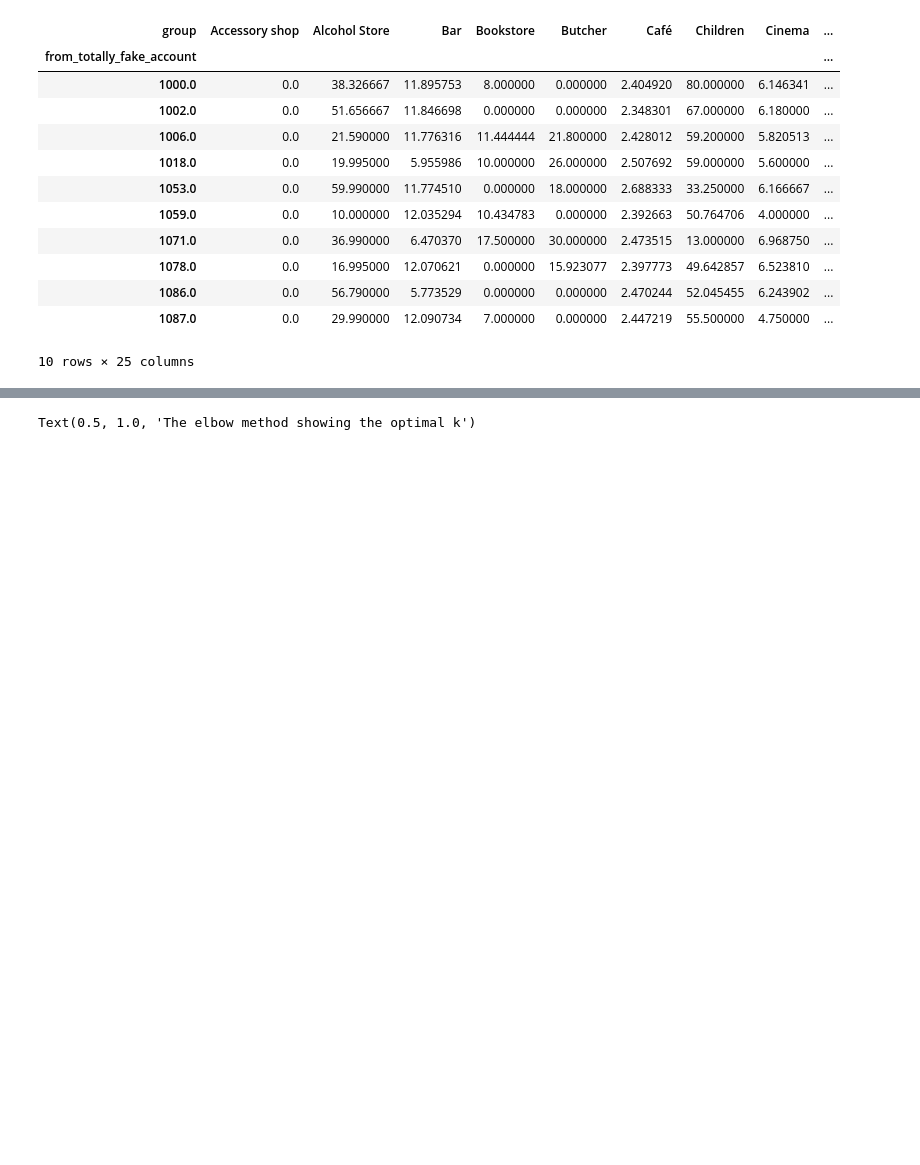
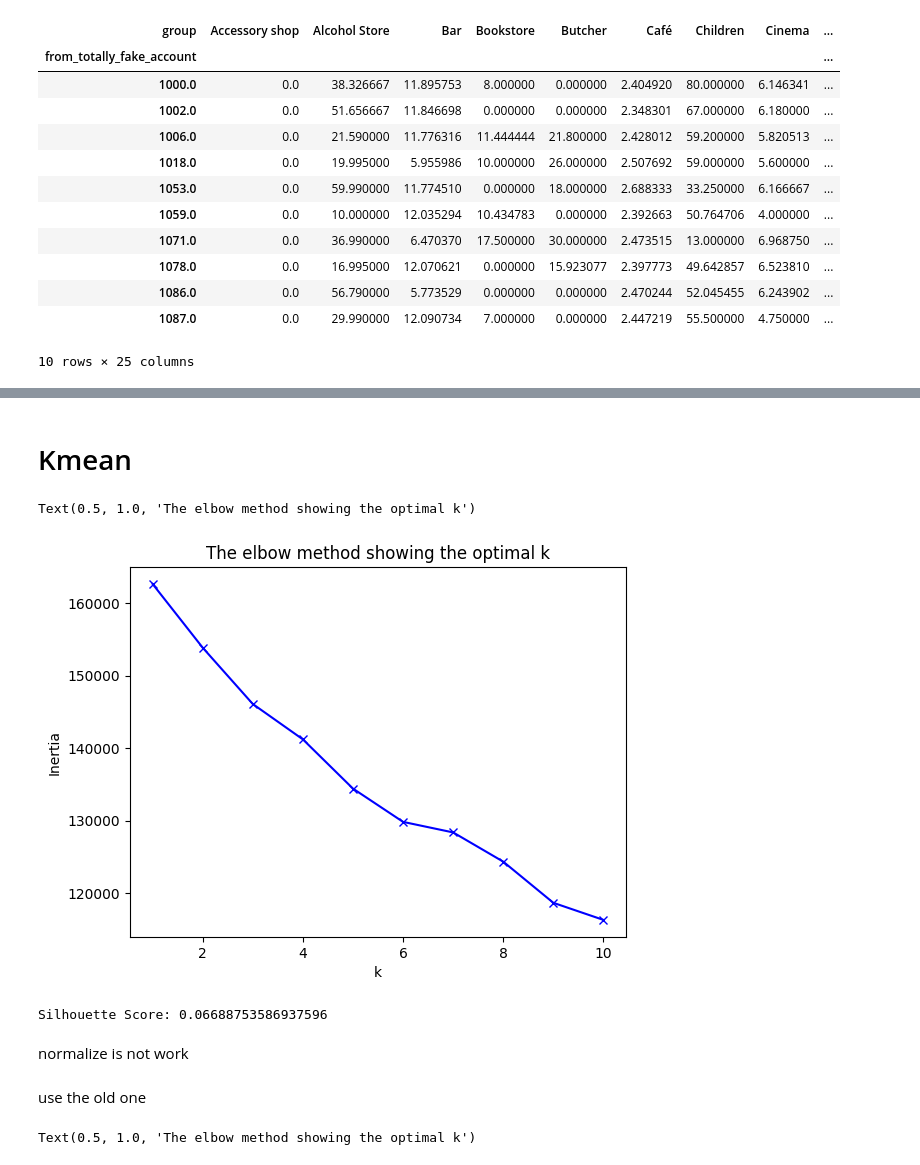
Before and after one commit to UoB-DSMP-2023-24/dsmp-2024-group-38, a Jupyter notebook: Clustering-category-avg.ipynb, the cells around one changed output, grey strips where cells are left out. Saved outputs shown, nothing was run; the diff lists cells and outputs as text; code cells hidden in the pictures; blank space fills up the shorter version.

```diff
--- a/Clustering-category-avg.ipynb
+++ b/Clustering-category-avg.ipynb
@@ -90,3 +121,62 @@ per_category.head(10)
+# %%
+features_columns = ['Accessory shop', 'Alcohol Store', 'Bar', 'Bookstore', 'Butcher',
+       'Café', 'Children', 'Cinema', 'Clothing store', 'Cookshop',
+       'Department Store', 'Fast Food', 'Flower shop', 'Gaming', 'Greengrocer',
+       'Gym', 'Home ', 'Pets', 'Pub', 'Restaurant/Takeaway',
+       'Roasterie/Tea shop', 'Sports store', 'Streaming service',
+       'Supermarket', 'Technology store']
+
+# select  numerical data for scaling
+features_data = per_category[features_columns]
+
+# use StandardScaler to scale
+scaler = StandardScaler()
+features_scaled = scaler.fit_transform(features_data)
+
+features_scaled = pd.DataFrame(features_scaled, columns=features_columns)
+# %% [markdown]
+# Kmean
+# %%
+X_train, X_test = train_test_split(features_scaled, test_size=0.2, random_state=10)
+# %%
+# loop over values of k from 1 to 10
+inertias = []
+K = 10
+for k in range(1, K+1):
+    # instantiate the KMeans class with k clusters
+    kmeans = KMeans(n_clusters= k)
+
+    # fit the model to the data
+    kmeans.fit(X_train)
+
+    # store the value of the inertia for this value of k
+    inertias.append(kmeans.inertia_)
+
+plt.figure()
+plt.plot(range(1, K+1), inertias, 'bx-')
+plt.xlabel('k')
+plt.ylabel('Inertia')
+plt.title('The elbow method showing the optimal k')
+# %% [output]
+Text(0.5, 1.0, 'The elbow method showing the optimal k')
+[figure, added]
+# %%
+# K-means clustering
+kmeans = KMeans(n_clusters=3, random_state=10)
+kmeans.fit(X_train)
+
+# predict clusters for the test data
+test_clusters = kmeans.predict(X_train)
+
+# evaluate the clustering performance
+silhouette_avg = silhouette_score(X_train, test_clusters)
+print("Silhouette Score:", silhouette_avg)
+# %% [output]
+Silhouette Score: 0.06688753586937596
+# %% [markdown]
+normalize is not work
+# %% [markdown]
+use the old one
 # %%
 X_train, X_test = train_test_split(per_category, test_size=0.2, random_state=10)
 # %%
```
Also changed, not shown: parts of 5 cells of this notebook, 3 other files.
